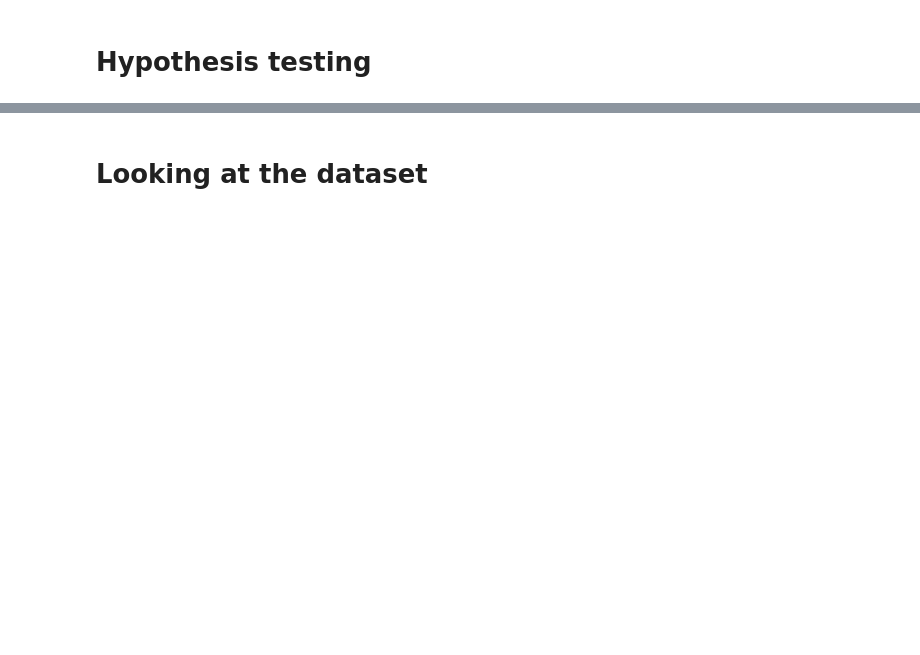
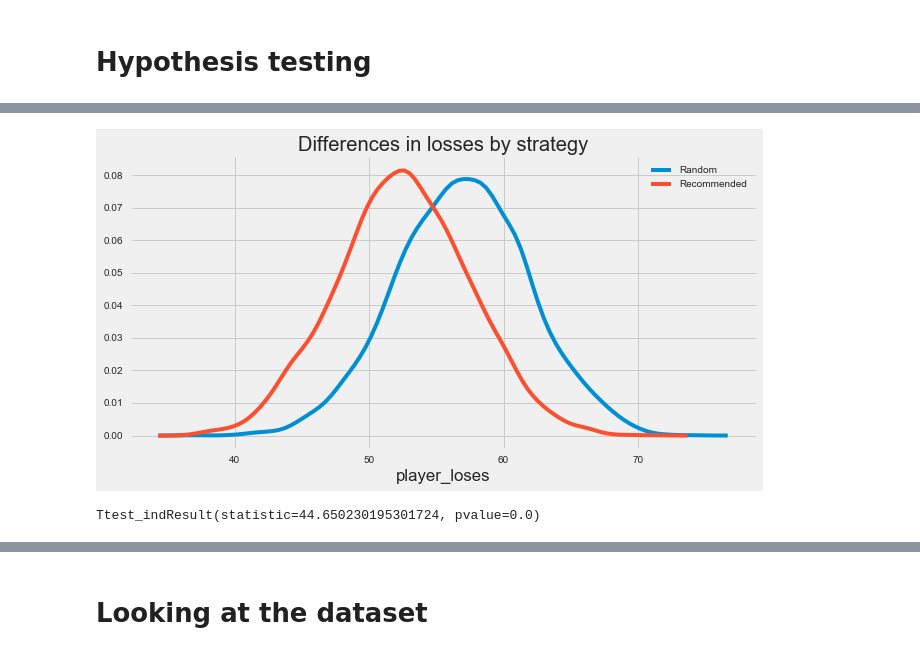
Before and after one commit to jocelyn-ong/data-science-projects, a Jupyter notebook: others/blackjack/data-analysis.ipynb, the cells around one changed output, grey strips where cells are left out. Drawn from its saved outputs; the diff is of its cells as text; code cells hidden in the pictures; blank space fills up the shorter version.

```diff
--- a/others/blackjack/data-analysis.ipynb
+++ b/others/blackjack/data-analysis.ipynb
@@ -204,0 +117,15 @@ print ("{:.2f}, {:.10f}".format(tt, pval))
+# %%
+fig, ax = plt.subplots(1, 1, figsize=(10, 5));
+sns.distplot(ran.player_loses,
+             hist=False, label="Random");
+sns.distplot(rec.player_loses,
+             hist=False, label="Recommended");
+ax.set_title("Differences in losses by strategy");
+sns.despine();
+# %% [output]
+[figure, added]
+# %%
+# Is the difference significant?
+stats.ttest_ind(ran.player_loses, rec.player_loses)
+# %% [output]
+Ttest_indResult(statistic=44.650230195301724, pvalue=0.0)
```
Also changed, not shown: parts of 56 cells of this notebook, 2 other files.
